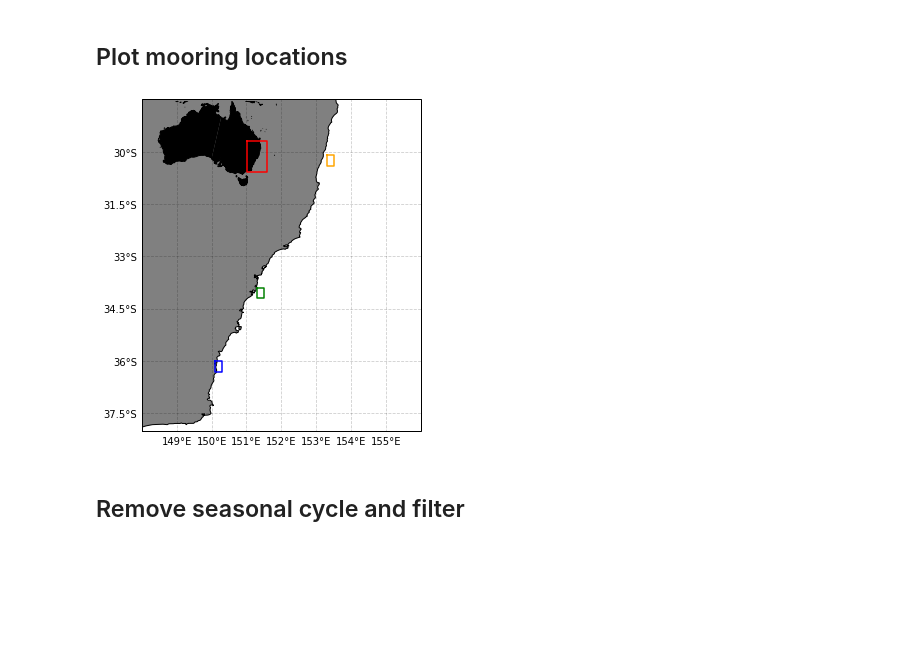
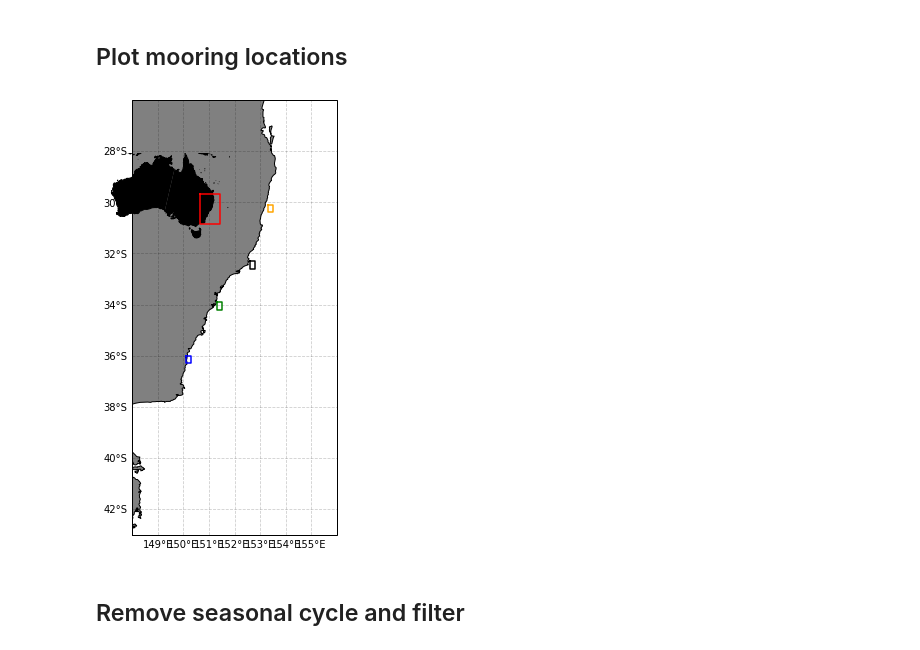
Before and after one commit to nmalan/EAC-shelf-trends, a Jupyter notebook: Mooring_SST_analysis.ipynb, the cells around one changed output. Drawn from its saved outputs; the diff is of its cells as text; code cells hidden in the pictures; blank space fills up the shorter version.

```diff
--- a/Mooring_SST_analysis.ipynb
+++ b/Mooring_SST_analysis.ipynb
@@ -107,7 +109,7 @@ fig = plt.figure(figsize=(5,8))
 
 coast = cfeature.NaturalEarthFeature(category='physical', scale='10m',
                             facecolor='none', name='coastline')
-roi = [148, 156, -38, -28.5]
+roi = [148, 156, -43, -26]
 ax2 = plt.axes(projection=ccrs.PlateCarree())
 feature = ax2.add_feature(coast, edgecolor='black',facecolor='gray')
 
@@ -119,36 +121,46 @@ gl.xformatter = LONGITUDE_FORMATTER
 gl.yformatter = LATITUDE_FORMATTER
 gl.ylabels_right = False
 gl.xlabels_top = False
+
+#SEQ
+
+
 #Coffs
 x = [153.3, 153.3, 153.5, 153.5, 153.3]
 y = [-30.1, -30.4, -30.4, -30.1, -30.1]
 ax2.plot(x, y, transform=ccrs.PlateCarree(),color = 'orange')
+
+#Seal Rocks
+x = [152.6, 152.6, 152.8, 152.8, 152.6]
+y = [-32.3, -32.6, -32.6, -32.3, -32.3]
+ax2.plot(x, y, transform=ccrs.PlateCarree(),color = 'black')
+
 #SYD
 x = [151.3, 151.3, 151.5, 151.5, 151.3]
 y = [-33.9, -34.2, -34.2, -33.9, -33.9]
 ax2.plot(x, y, transform=ccrs.PlateCarree(),color = 'green')
 #BMP
 x = [150.1, 150.1, 150.3, 150.3, 150.1]
 y = [-36, -36.3, -36.3, -36, -36]
 ax2.plot(x, y, transform=ccrs.PlateCarree(),color = 'b')
 
 ax = fig.add_axes([.15,.53,.35,.35],projection=ccrs.PlateCarree())
 ax.set_extent([110, 160, -45, -10])
 feature = ax.add_feature(coast, edgecolor='black',facecolor='black')
  # to get the effect of having just the land without a map "background"
  # turn off the outline and background patches
 ax.background_patch.set_visible(False)
 ax.outline_patch.set_visible(False)
 
 x = [148, 148, 156, 156, 148]
 y = [-26, -38, -38, -26, -26]
 ax.plot(x, y, transform=ccrs.PlateCarree(),color = 'red')
 
 #plt.savefig('dipole_intro_map.eps', dpi=300,bbox_inches='tight')
 plt.savefig('NSW_mooring_SST_map.png', dpi=300,bbox_inches='tight')
 plt.show()
 # %% [output]
-[figure, old version]
+[figure, new version]
 # %% [markdown]
 ## Remove seasonal cycle and filter
 # %%
```
Also changed, not shown: parts of 19 cells of this notebook, 4 other files.
